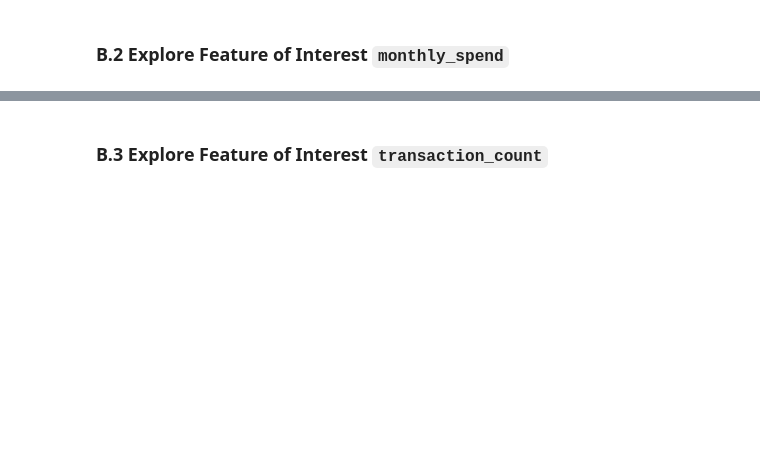
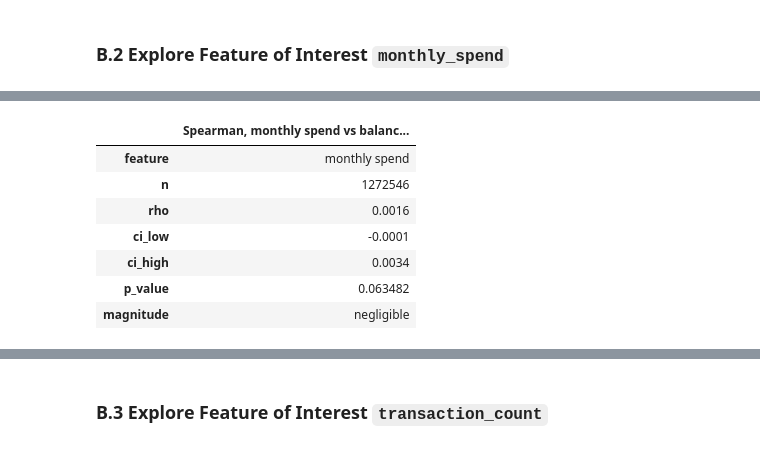
Before and after one commit to ETHLOB/trn-uts-mlaa, a Jupyter notebook: notebook/1_regression/36106-26SP-AT3-26029165-SB-1-eda-transactions.ipynb, the cells around one changed output, grey strips where cells are left out. Cells and saved outputs as stored; diff of their text form; code cells hidden in the pictures; blank space fills up the shorter version.

```diff
--- a/notebook/1_regression/36106-26SP-AT3-26029165-SB-1-eda-transactions.ipynb
+++ b/notebook/1_regression/36106-26SP-AT3-26029165-SB-1-eda-transactions.ipynb
@@ -287,2 +341,14 @@ display(spend_test.to_frame("Spearman, monthly spend vs balance change over the
+# %%
+spend_test = spearman_summary(panel["monthly_spend"], panel["future_change"], "monthly spend")
+display(spend_test.to_frame("Spearman, monthly spend vs balance change over the HORIZON"))
+# %% [output]
+|  | Spearman, monthly spend vs balanc... |
+| feature | monthly spend |
+| n | 1272546 |
+| rho | 0.0016 |
+| ci_low | -0.0001 |
+| ci_high | 0.0034 |
+| p_value | 0.063482 |
+| magnitude | negligible |
 # %%
 spend_bins = binned_mean(panel, "monthly_spend", "future_change", N_BINS)
```
Also changed, not shown: parts of 34 cells of this notebook, 1 other file.
